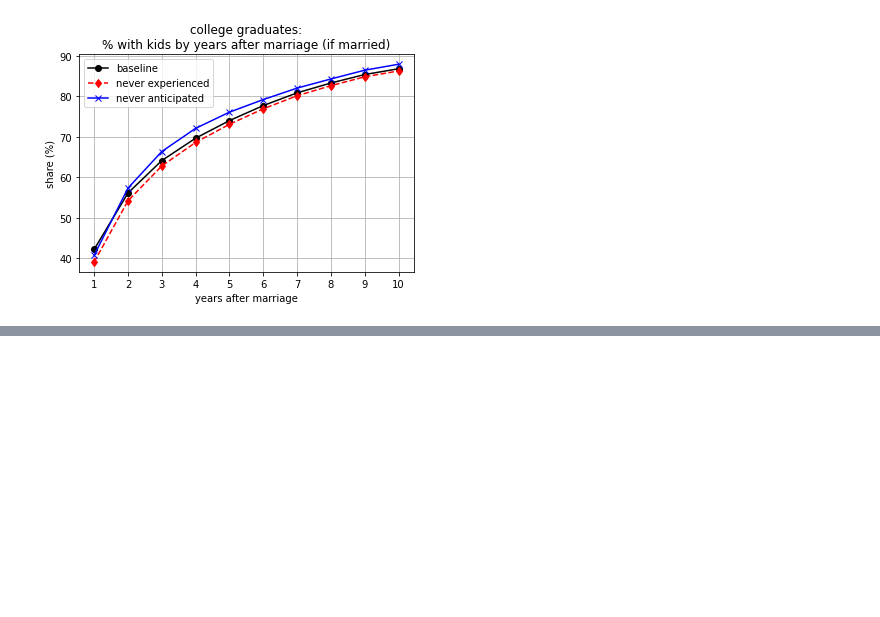
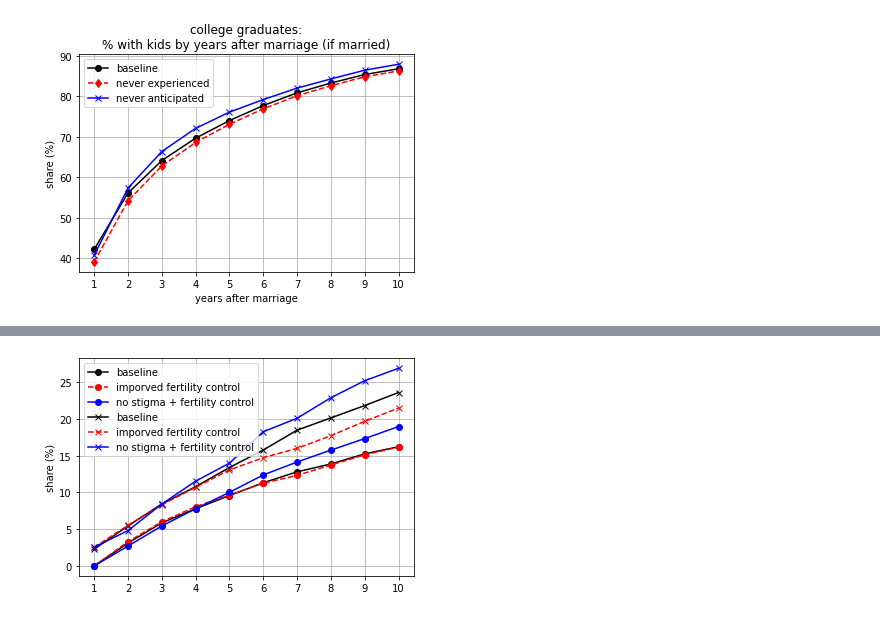
Before and after one commit to egorkozlov/py_shotgun, a Jupyter notebook: fit_graphs_and_tables.ipynb, the cells around one changed output, grey strips where cells are left out. Saved outputs shown, nothing was run; the diff lists cells and outputs as text; code cells hidden in the pictures; blank space fills up the shorter version.

```diff
--- a/fit_graphs_and_tables.ipynb
+++ b/fit_graphs_and_tables.ipynb
@@ -685,6 +705,15 @@ names = [('No','no child support'),
          ('Full','full child support'),
          ]
 
+def welfare_return(bl_name,cf_name):
+    fp = FitPlots(targ_mode='college',
+                   compare=bl_name,
+                   base=cf_name,noplot=True)
+
+    a_fem, a_mal, _ = fp.plot_welfare(noplot=True)
+    return a_fem, a_mal
+
+
 
 
 
@@ -693,6 +722,9 @@ entries = [(r'\% divorced in 10 years if KF','divorced by years after marriage i
            (r'\% divorced in 10 years if MF','divorced by years after marriage if marriage first, 10'),
            (r'\% KF women in population at 30','k then m in population at 30'),
            (r'\% MF women in population at 30','m then k in population at 30'),
+           (r'\% with kids at 30','with kids at 30'),
+           (r'\% ever married at 30','ever married at 30'),
+           (r'\% ever divorced at 30','ever married at 30'),
            (r'\% single mothers among mothers at 35','single mothers among mothers at 35'),
            (r'\% unplanned pregnancies aborted','unplanned pregnancies aborted')
           ]
@@ -737,12 +769,12 @@ for educ in ['col','hs']:
 
     def file_name(nm): return '{} {}.pkl'.format(educ,nm)
 
-    '''
+
     for ename, nm in names:
         w_fem, w_mal = welfare_return(file_name('baseline'),file_name(nm))
         wc_f += r' & ' + '${:02.1f}$'.format(w_fem[3])
         wc_m += r' & ' + '${:02.1f}$'.format(w_mal[2])
-    '''
+
 
 
 cc_m = r'\textit{child ever born, median}'
@@ -759,8 +791,8 @@ for educ in ['col','hs']:
 
 
 _ = [print(r) for r in table_rows]
-#print(wc_f)
-#print(wc_m)
+print(wc_f)
+print(wc_m)
 print(cc_m)
 print(cc_30)
 # %% [output]
@@ -915,0 +956,72 @@ childs consumption:
+# %%
+# fixing things: plot
+
+# part 6.4
+
+import numpy as np
+from matplotlib import pyplot as plt
+
+diff = False
+
+em_25 = r'\textit{\% ever married at 25} '
+em_30 = r'\textit{\% ever married at 30} '
+em_35 = r'\textit{\% ever married at 35} '
+mk_25 = r'\textit{\% married and with kids at 25} '
+mk_30 = r'\textit{\% married and with kids at 30} '
+mk_35 = r'\textit{\% married and with kids at 35} '
+
+ed_30 = r'\textit{\% ever divorced at 30} '
+ed_40 = r'\textit{\% ever divorced at 40} '
+ed_50 = r'\textit{\% ever divorced at 50} '
+sm_25 = r'\textit{\% single mothers at 25} '
+sm_30 = r'\textit{\% single mothers at 30} '
+sm_35 = r'\textit{\% single mothers at 35} '
+dm_10 = r'\textit{\% divorced 10 years after if MF} '
+
+
+
+
+for educ, name in zip(['hs','col'],['high school graduates','college graduates']):
+
+    mom_bl = filer('{} baseline.pkl'.format(educ),0,0)
+    mom_fc = filer('{} costless abortion.pkl'.format(educ),0,0)
+    mom_nsfc = filer('{} abortions and no stigma.pkl'.format(educ),0,0)
+
+    tval = np.arange(23,36)
+    yamval = np.arange(1,11)
+
+    mf_bl, mf_fc, mf_nsfc = (np.array([100*mom['divorced by years after marriage if marriage first, {}'.format(y)] for y in yamval])
+                           for mom in (mom_bl, mom_fc, mom_nsfc))
+
+    yamval = np.arange(1,11)
+
+    kf_bl, kf_fc, kf_nsfc = (np.array([100*mom['divorced by years after marriage if kids first, {}'.format(y)] for y in yamval])
+                           for mom in (mom_bl, mom_fc, mom_nsfc))
+
+
+
+    fig, ax = plt.subplots()
+
+    plt.plot(yamval,mf_bl,'o-k',label='baseline')
+    plt.plot(yamval,mf_fc,'o--r',label='imporved fertility control')
+    plt.plot(yamval,mf_nsfc,'o-b',label='no stigma + fertility control')
+    plt.ylabel('share (%)')
+
+    plt.plot(yamval,kf_bl,'x-k',label='baseline')
+    plt.plot(yamval,kf_fc,'x--r',label='imporved fertility control')
+    plt.plot(yamval,kf_nsfc,'x-b',label='no stigma + fertility control')
+    plt.ylabel('share (%)')
+
+
+    ax.grid(True)
+    #xticks = [yamval]
+    ax.set_xticks(yamval)
+    plt.legend()
+    plt.title(name+': '+'divorced by duration')
+    #plt.xlabel('age')
+
+
+
+    #plt.savefig('kids_by_duration.pdf')
+# %% [output]
+[figure, added]
```
Also changed, not shown: parts of 15 cells of this notebook, 5 other files.
